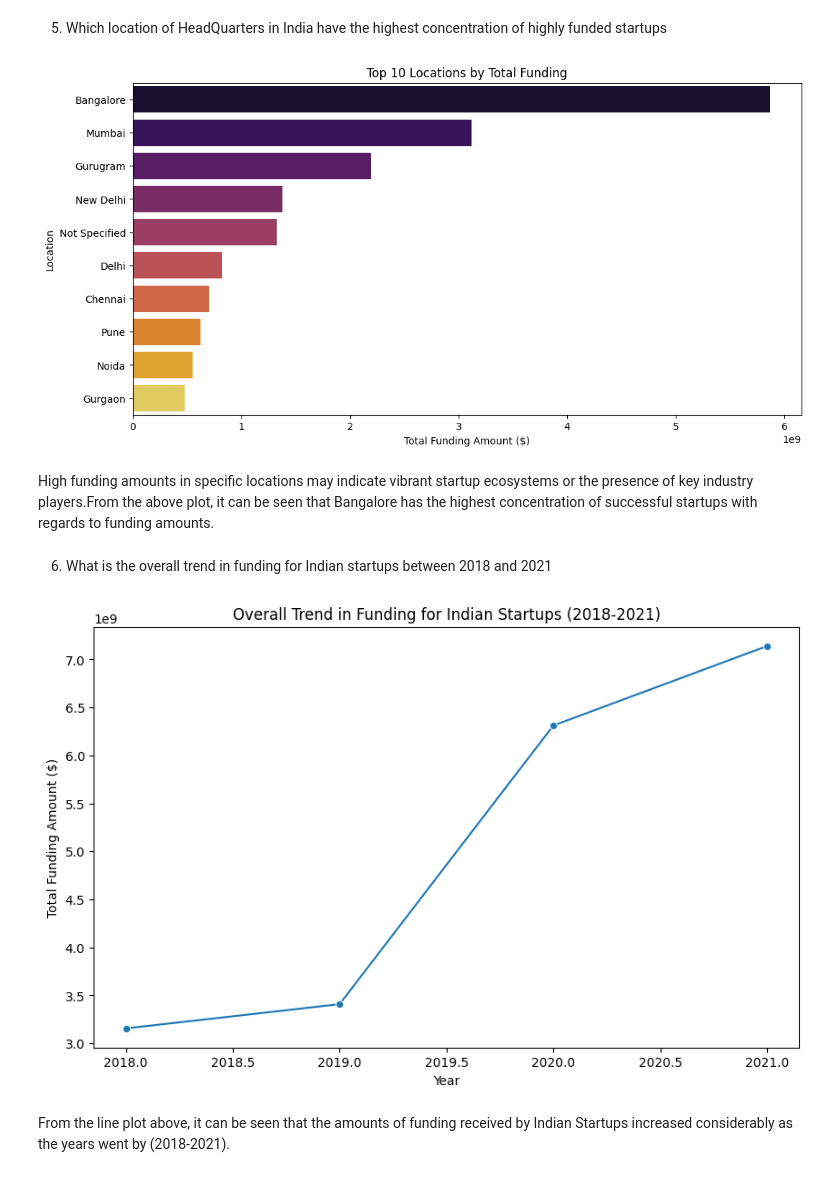
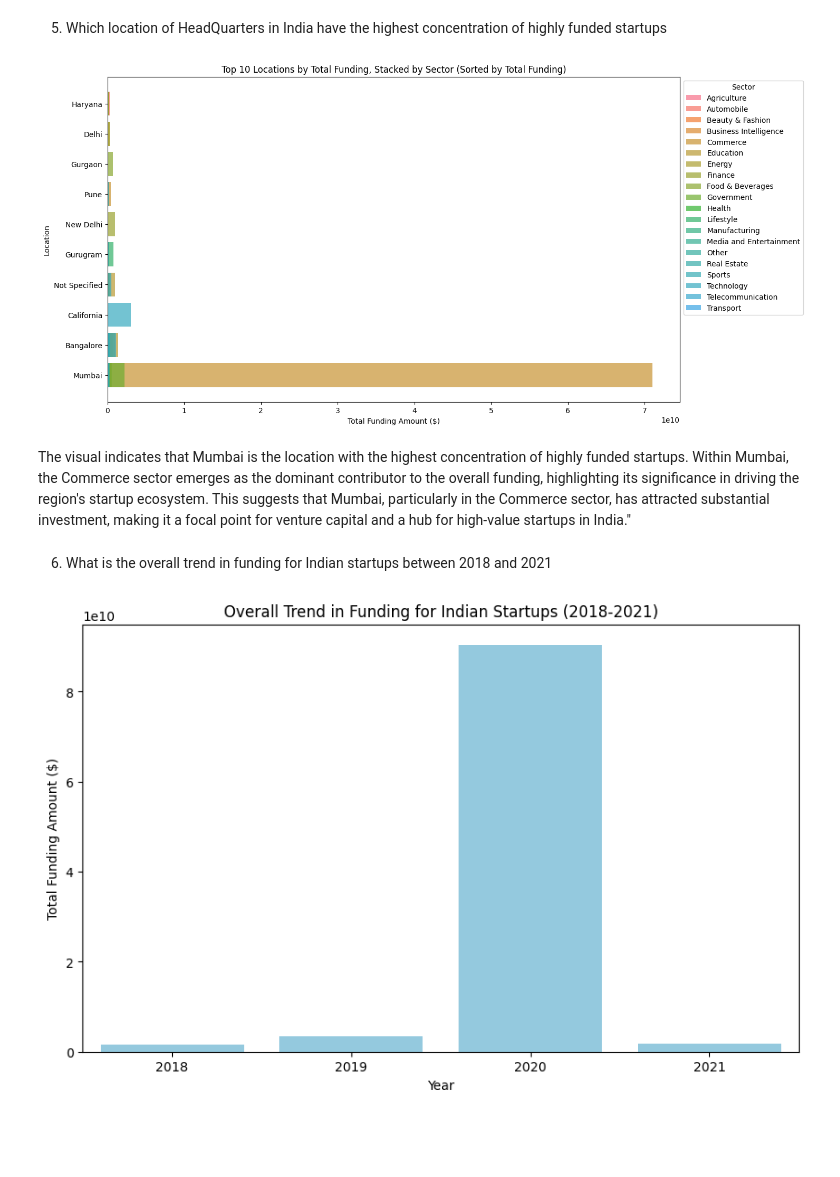
Before and after one commit to RichieRichMoC/LP1ProjectAzubi, a Jupyter notebook: LP1 Project.ipynb, the cells around one changed output. Saved outputs shown, nothing was run; the diff lists cells and outputs as text; code cells hidden in the pictures; blank space fills up the shorter version.

```diff
--- a/LP1 Project.ipynb
+++ b/LP1 Project.ipynb
@@ -159,3 +185,6 @@ data.head()
+# %%
+#convert amount datatype to string for now in order to concatenate with other datasets
+data['Amount'] = data['Amount'].astype(str)
 # %% [markdown]
 Unecessary columns are dropped to improve data quality by ensuring that only relevant data is used
 # %%
@@ -1294,6 +1310,2 @@ Skewness for the 'Amount($)' column: 4.327377757827879
 # %% [markdown]
 A skewness value of 4.3274 indicates that the distribution is highly positively skewed. Positive skewness means that the right tail of the distribution is longer or fatter than the left tail, and the majority of the data points are concentrated on the left side. This practically means that  there are extreme values or outliers on the right side of the distribution, pulling the mean and the tail in that direction. Filling null values with the median is the best option in this case.
-# %%
-
-amount_median = data_final['Amount($)'].median()
-data_final['Amount($)'].fillna(amount_median, inplace=True)
@@ -1299,0 +1364,11 @@ data_final['Amount($)'].fillna(amount_median, inplace=True)
+# %%
+from sklearn.impute import SimpleImputer
+
+# Create an instance of SimpleImputer with strategy='median'
+imputer = SimpleImputer(strategy='median')
+
+# Fit the imputer to the data
+imputer.fit(data_final[['Amount($)']])
+
+# Transform and replace missing values with the median
+data_final['Amount($)'] = imputer.transform(data_final[['Amount($)']])
@@ -1438,39 +1554,59 @@ It is obvious from the above plot that the 'Seed' stage received the most amount
 # %% [markdown]
 5. Which location of HeadQuarters in India have the highest concentration of highly funded startups
 # %%
-# Group data by 'HeadQuarter' and calculate the total funding for each location
-location_total_funding = data_final.groupby('HeadQuarter')['Amount($)'].sum().sort_values(ascending=False)
+import matplotlib.pyplot as plt
+import seaborn as sns
+
+# Group data by 'HeadQuarter' and 'Sector_New', calculate the total funding for each location and sector combination
+location_sector_total_funding = data_final.groupby(['HeadQuarter', 'Sector_New'])['Amount($)'].sum().reset_index()
 
 # Select the top N locations, for example, the top 10
 top_locations = location_total_funding.head(10)
 
-# Plot the data
-plt.figure(figsize=(12, 6))
-sns.barplot(x=top_locations.values, y=top_locations.index, palette='inferno')
+# Filter the data for the top N locations
+top_location_data = location_sector_total_funding[location_sector_total_funding['HeadQuarter'].isin(top_locations.index)]
+
+# Pivot the data for a stacked bar chart
+pivot_table = top_location_data.pivot_table(values='Amount($)', index='HeadQuarter', columns='Sector_New', aggfunc='sum', fill_value=0)
+
+# Calculate total funding for each location
+total_funding_per_location = pivot_table.sum(axis=1)
+
+# Sort locations based on total funding (descending order)
+sorted_locations = total_funding_per_location.sort_values(ascending=False).index
+pivot_table = pivot_table.loc[sorted_locations]
+
+# Plot the horizontal stacked bar chart
+plt.figure(figsize=(14, 8))
+
+# Loop through each sector and plot a horizontal stacked bar
+for sector in pivot_table.columns:
+    plt.barh(pivot_table.index, pivot_table[sector], label=sector, alpha=0.7)
 
 # Customize the plot
-plt.title('Top 10 Locations by Total Funding')
+plt.title('Top 10 Locations by Total Funding, Stacked by Sector (Sorted by Total Funding)')
 plt.xlabel('Total Funding Amount ($)')
 plt.ylabel('Location')
+plt.legend(title='Sector', bbox_to_anchor=(1, 1), loc='upper left')
 
 # Show the plot
 plt.show()
 # %% [output]
-[figure, old version]
+[figure, new version]
-# %% [markdown]
-High funding amounts in specific locations may indicate vibrant startup ecosystems or the presence of key industry players.From the above plot, it can be seen that Bangalore has the highest concentration of successful startups with regards to funding amounts.
+# %% [markdown]
+The visual indicates that Mumbai is the location with the highest concentration of highly funded startups. Within Mumbai, the Commerce sector emerges as the dominant contributor to the overall funding, highlighting its significance in driving the region's startup ecosystem. This suggests that Mumbai, particularly in the Commerce sector, has attracted substantial investment, making it a focal point for venture capital and a hub for high-value startups in India."
 # %% [markdown]
 6. What is the overall trend in funding for Indian startups between 2018 and 2021
 # %%
-
+# Calculate total funding per year
 total_funding_per_year = data_final.groupby('Year Funded')['Amount($)'].sum().reset_index()
 
-# Plotting the trend
+# Plotting the bar chart
 plt.figure(figsize=(10, 6))
-sns.lineplot(x='Year Funded', y='Amount($)', data=total_funding_per_year, marker='o')
+sns.barplot(x='Year Funded', y='Amount($)', data=total_funding_per_year, color='skyblue')
 plt.title('Overall Trend in Funding for Indian Startups (2018-2021)')
 plt.xlabel('Year')
 plt.ylabel('Total Funding Amount ($)')
 plt.show()
 # %% [output]
-[figure, old version]
+[figure, new version]
@@ -1480,2 +1612,0 @@ data_final.to_csv('documents.csv', index=True)
-# %% [markdown]
-From the line plot above, it can be seen that the amounts of funding received by Indian Startups increased considerably as the years went by (2018-2021).
```
Also changed, not shown: parts of 69 cells of this notebook.
